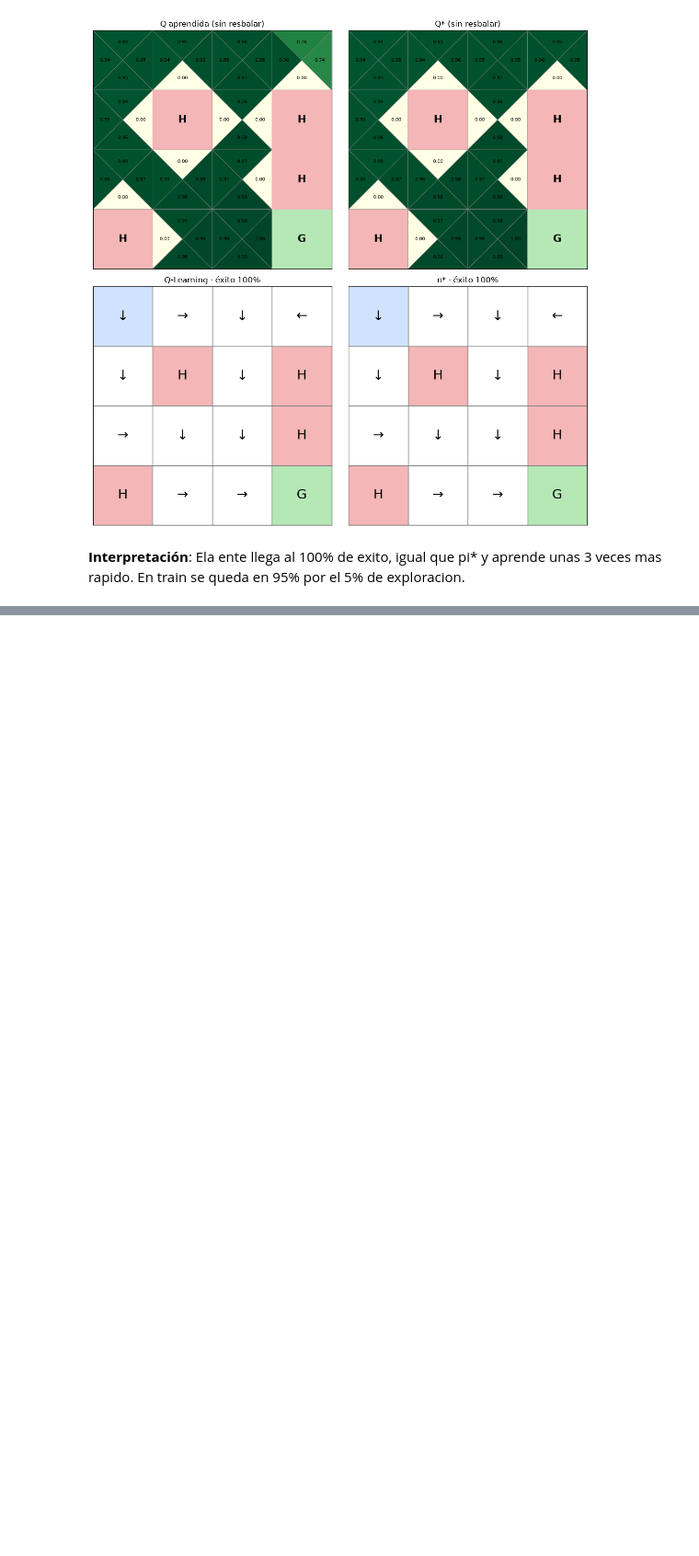
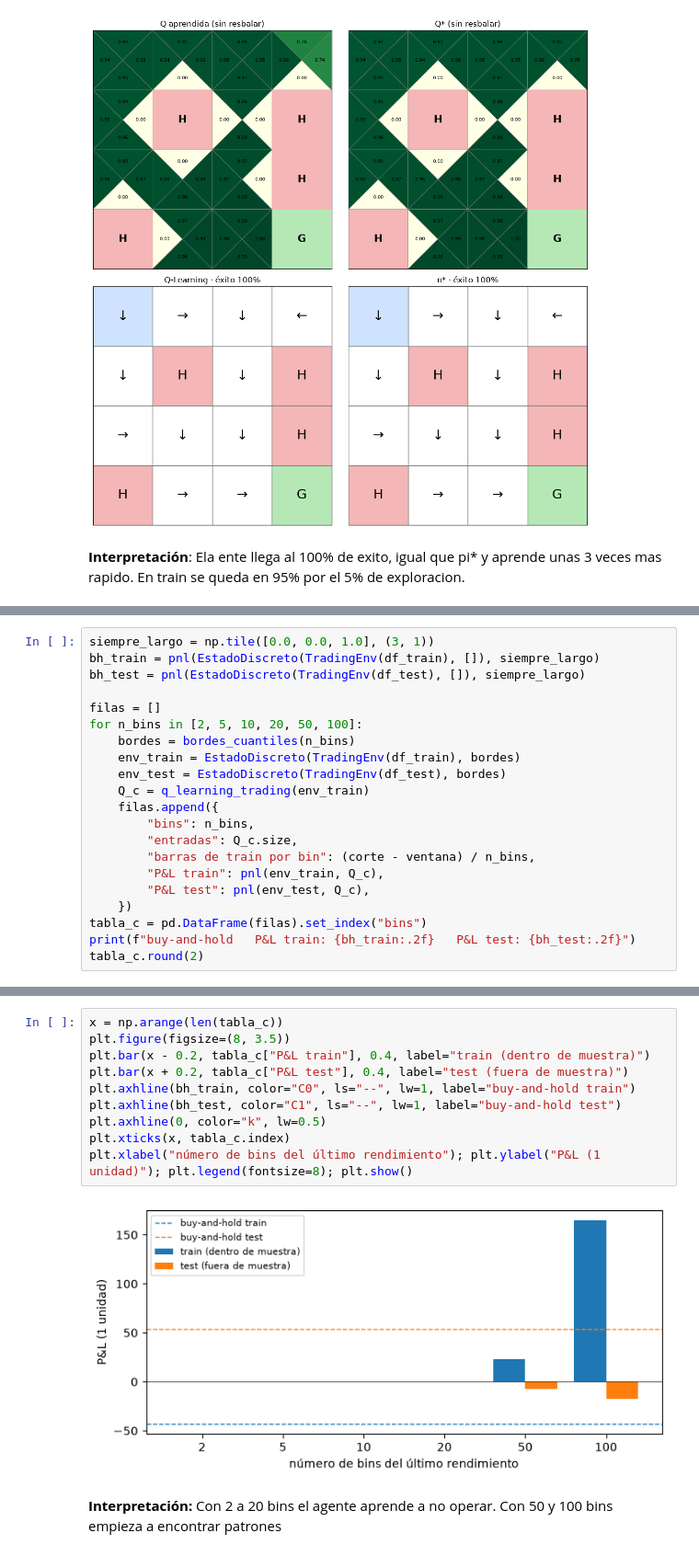
Before and after one commit to GCCS11/MyST, a Jupyter notebook: Personal/Gymnasium_QLearning/S18_Gymnasium_Q_Learning.ipynb, the cells around one changed output, grey strips where cells are left out. Shown at 92% size. Cells and saved outputs as stored; diff of their text form; blank space fills up the shorter version.

Commit message:
Complete Part 3 exercises: reward wrapper and discretized TradingEnv

```diff
--- a/Personal/Gymnasium_QLearning/S18_Gymnasium_Q_Learning.ipynb
+++ b/Personal/Gymnasium_QLearning/S18_Gymnasium_Q_Learning.ipynb
@@ -422,0 +485,21 @@ plt.tight_layout(); plt.show()
+# %%
+siempre_largo = np.tile([0.0, 0.0, 1.0], (3, 1))
+bh_train = pnl(EstadoDiscreto(TradingEnv(df_train), []), siempre_largo)
+bh_test = pnl(EstadoDiscreto(TradingEnv(df_test), []), siempre_largo)
+
+filas = []
+for n_bins in [2, 5, 10, 20, 50, 100]:
+    bordes = bordes_cuantiles(n_bins)
+    env_train = EstadoDiscreto(TradingEnv(df_train), bordes)
+    env_test = EstadoDiscreto(TradingEnv(df_test), bordes)
+    Q_c = q_learning_trading(env_train)
+    filas.append({
+        "bins": n_bins,
+        "entradas": Q_c.size,
+        "barras de train por bin": (corte - ventana) / n_bins,
+        "P&L train": pnl(env_train, Q_c),
+        "P&L test": pnl(env_test, Q_c),
+    })
+tabla_c = pd.DataFrame(filas).set_index("bins")
+print(f"buy-and-hold   P&L train: {bh_train:.2f}   P&L test: {bh_test:.2f}")
+tabla_c.round(2)
@@ -422,0 +516,14 @@ plt.tight_layout(); plt.show()
+# %%
+x = np.arange(len(tabla_c))
+plt.figure(figsize=(8, 3.5))
+plt.bar(x - 0.2, tabla_c["P&L train"], 0.4, label="train (dentro de muestra)")
+plt.bar(x + 0.2, tabla_c["P&L test"], 0.4, label="test (fuera de muestra)")
+plt.axhline(bh_train, color="C0", ls="--", lw=1, label="buy-and-hold train")
+plt.axhline(bh_test, color="C1", ls="--", lw=1, label="buy-and-hold test")
+plt.axhline(0, color="k", lw=0.5)
+plt.xticks(x, tabla_c.index)
+plt.xlabel("número de bins del último rendimiento"); plt.ylabel("P&L (1 unidad)"); plt.legend(fontsize=8); plt.show()
+# %% [output]
+[figure, added]
+# %% [markdown]
+**Interpretación:** Con 2 a 20 bins el agente aprende a no operar. Con 50 y 100 bins empieza a encontrar patrones
```
Also changed, not shown: parts of 6 cells of this notebook.
